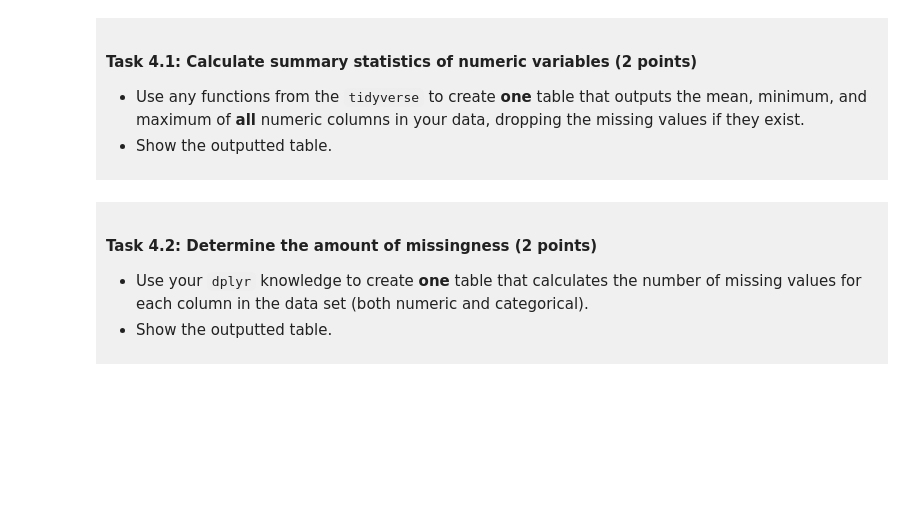
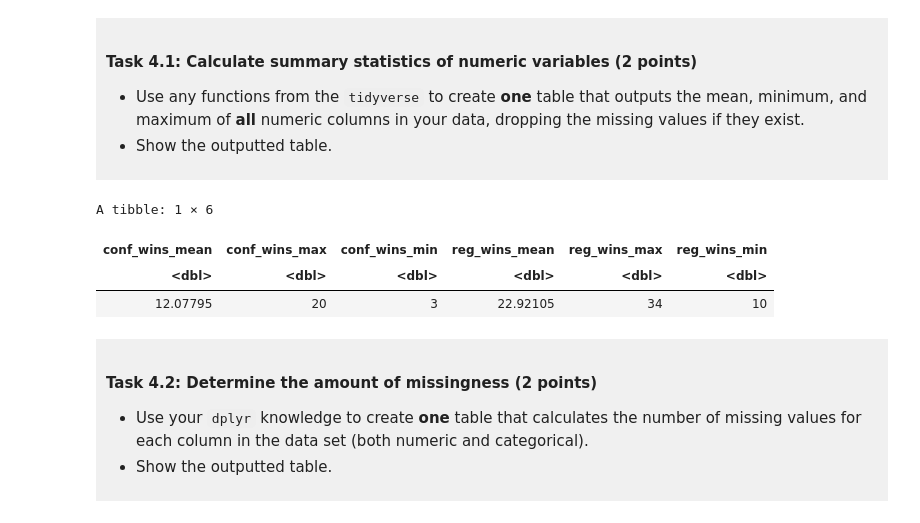
Before and after one commit to kh0-1/dsci-100-project-kimberly-ho, a Jupyter notebook: dsci-100-project-notebook.ipynb, the cells around one changed output. Drawn from its saved outputs; the diff is of its cells as text; code cells hidden in the pictures; blank space fills up the shorter version.

```diff
--- a/dsci-100-project-notebook.ipynb
+++ b/dsci-100-project-notebook.ipynb
@@ -267,7 +283,15 @@ You will refine your research question (if needed) and produce a tidy data set.
 
 </div>
 # %%
-### EDIT THIS CODE CELL ###
+tourney_calc <- basketball_data |>
+                select(-tourney_finish) |>
+                summarize(across(conf_wins:reg_wins, list(mean = mean, max = max, min = min)))
+tourney_calc
+# %% [output]
+A tibble: 1 × 6
+| conf_wins_mean | conf_wins_max | conf_wins_min | reg_wins_mean | reg_wins_max | reg_wins_min |
+| <dbl> | <dbl> | <dbl> | <dbl> | <dbl> | <dbl> |
+| 12.07795 | 20 | 3 | 22.92105 | 34 | 10 |
 # %% [markdown]
 <div style="background-color: #f0f0f0; padding: 10px;">
 
```
Also changed, not shown: parts of 6 cells of this notebook.
